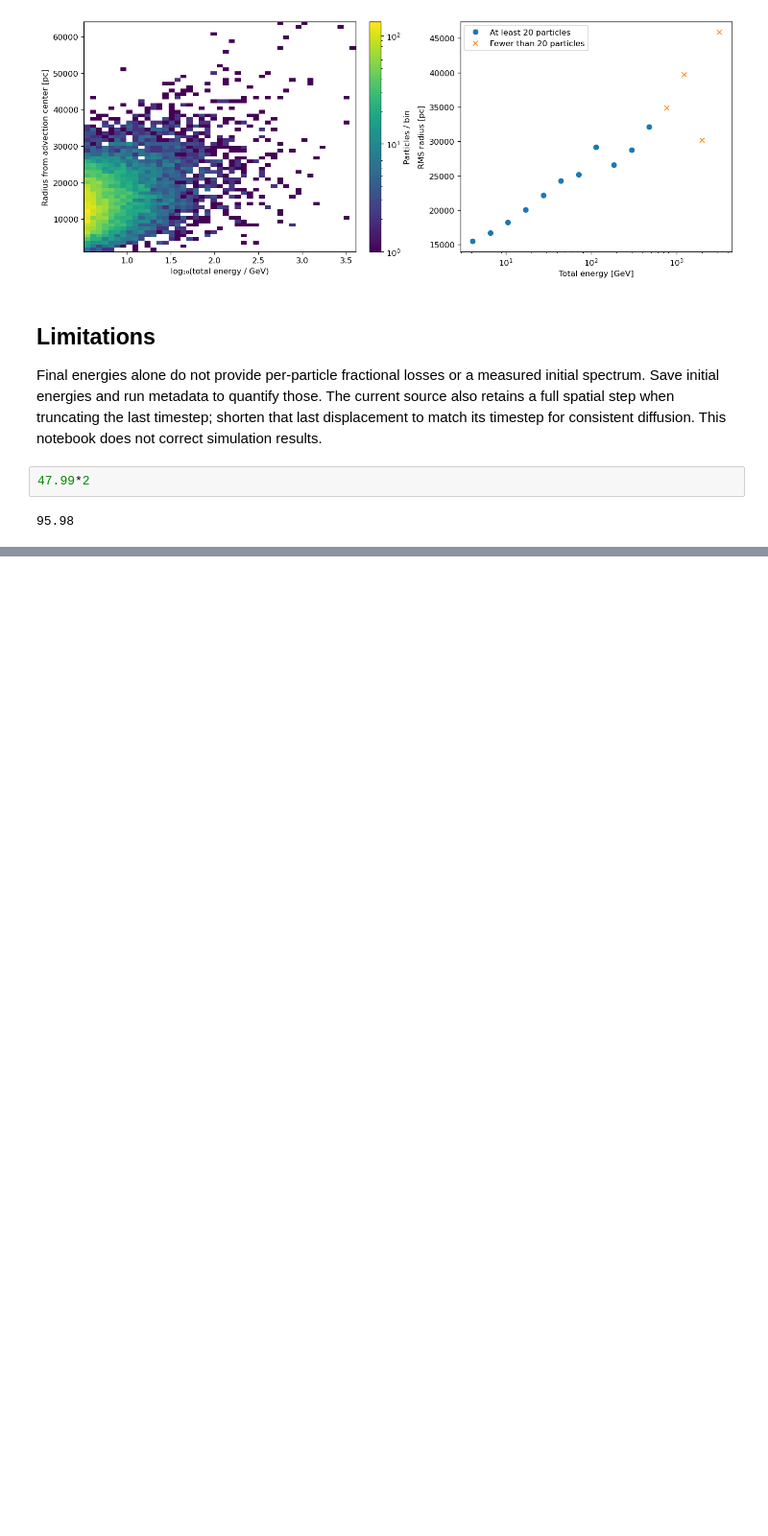
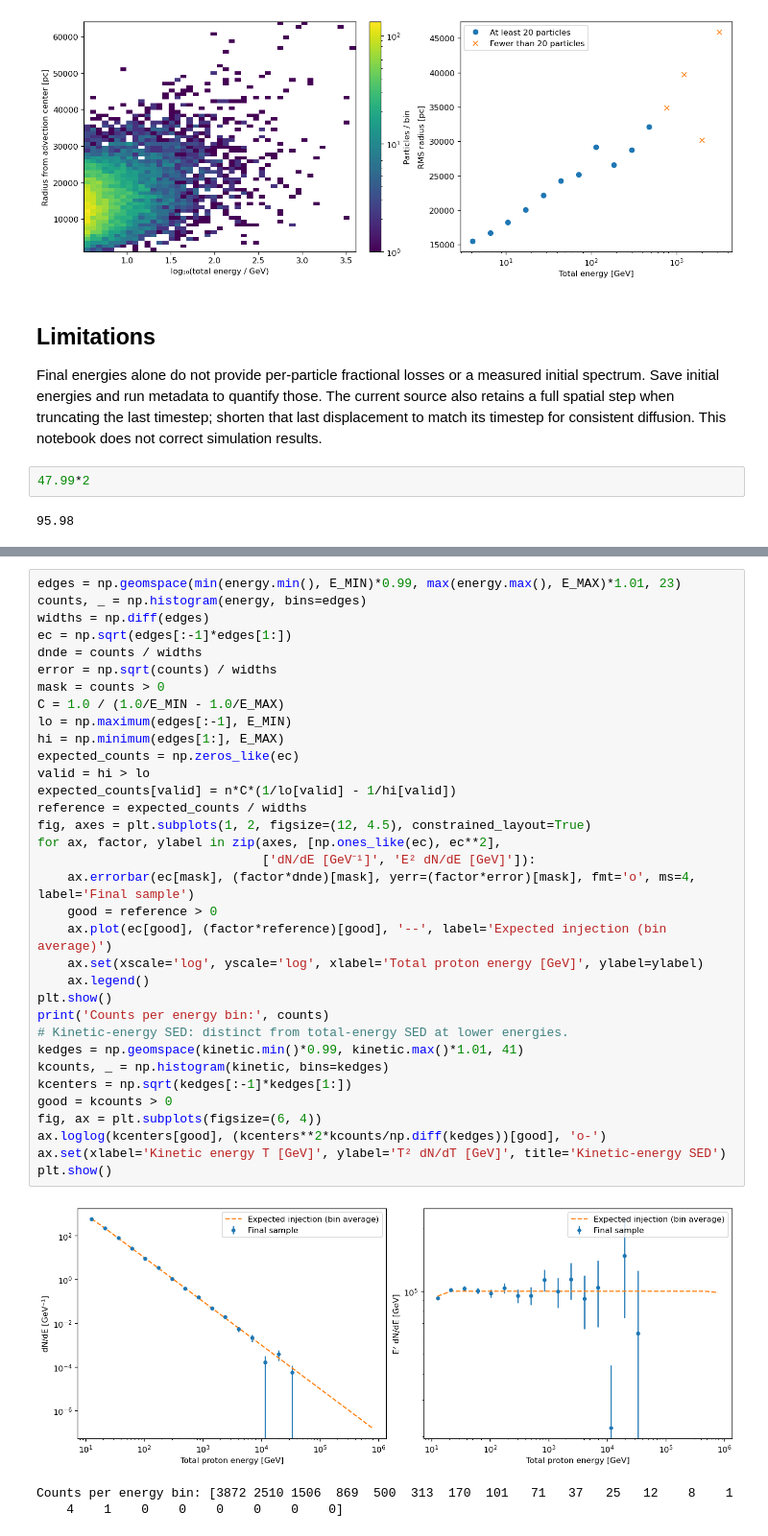
Before and after one commit to Chao-Ming-Li/CR_transport, a Jupyter notebook: Monte Carlo/hadronic_loss_analysis.ipynb, the cells around one changed output, grey strips where cells are left out. Shown at 96% size. Drawn from its saved outputs; the diff is of its cells as text; blank space fills up the shorter version.

```diff
--- a/Monte Carlo/hadronic_loss_analysis.ipynb
+++ b/Monte Carlo/hadronic_loss_analysis.ipynb
@@ -162,0 +236,38 @@ Final energies alone do not provide per-particle fractional losses or a measured
+# %%
+edges = np.geomspace(min(energy.min(), E_MIN)*0.99, max(energy.max(), E_MAX)*1.01, 23)
+counts, _ = np.histogram(energy, bins=edges)
+widths = np.diff(edges)
+ec = np.sqrt(edges[:-1]*edges[1:])
+dnde = counts / widths
+error = np.sqrt(counts) / widths
+mask = counts > 0
+C = 1.0 / (1.0/E_MIN - 1.0/E_MAX)
+lo = np.maximum(edges[:-1], E_MIN)
+hi = np.minimum(edges[1:], E_MAX)
+expected_counts = np.zeros_like(ec)
+valid = hi > lo
+expected_counts[valid] = n*C*(1/lo[valid] - 1/hi[valid])
+reference = expected_counts / widths
+fig, axes = plt.subplots(1, 2, figsize=(12, 4.5), constrained_layout=True)
+for ax, factor, ylabel in zip(axes, [np.ones_like(ec), ec**2],
+                              ['dN/dE [GeV⁻¹]', 'E² dN/dE [GeV]']):
+    ax.errorbar(ec[mask], (factor*dnde)[mask], yerr=(factor*error)[mask], fmt='o', ms=4, label='Final sample')
+    good = reference > 0
+    ax.plot(ec[good], (factor*reference)[good], '--', label='Expected injection (bin average)')
+    ax.set(xscale='log', yscale='log', xlabel='Total proton energy [GeV]', ylabel=ylabel)
+    ax.legend()
+plt.show()
+print('Counts per energy bin:', counts)
+# Kinetic-energy SED: distinct from total-energy SED at lower energies.
+kedges = np.geomspace(kinetic.min()*0.99, kinetic.max()*1.01, 41)
+kcounts, _ = np.histogram(kinetic, bins=kedges)
+kcenters = np.sqrt(kedges[:-1]*kedges[1:])
+good = kcounts > 0
+fig, ax = plt.subplots(figsize=(6, 4))
+ax.loglog(kcenters[good], (kcenters**2*kcounts/np.diff(kedges))[good], 'o-')
+ax.set(xlabel='Kinetic energy T [GeV]', ylabel='T² dN/dT [GeV]', title='Kinetic-energy SED')
+plt.show()
+# %% [output]
+[figure, added]
+Counts per energy bin: [3872 2510 1506  869  500  313  170  101   71   37   25   12    8    1
+    4    1    0    0    0    0    0    0]
```
Also changed, not shown: parts of 7 cells of this notebook, 5 other files.
